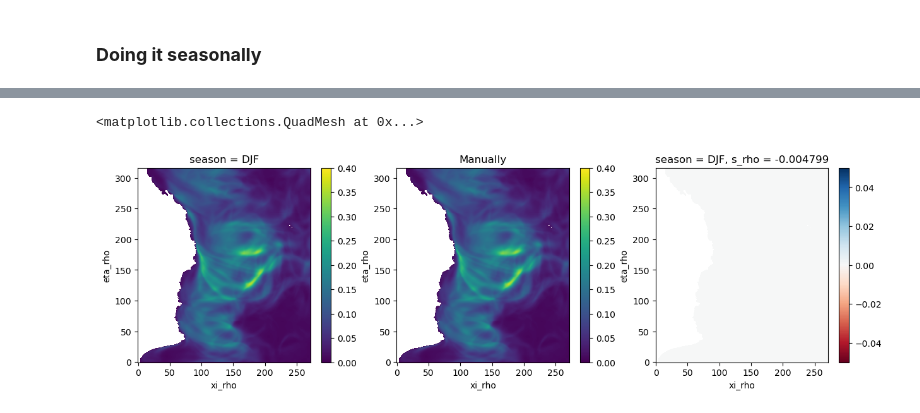
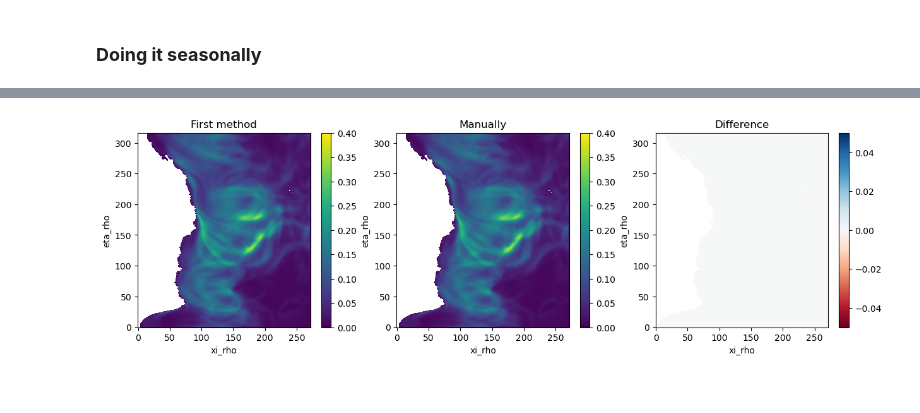
Before and after one commit to ACCESS-Community-Hub/coastal-commons, a Jupyter notebook: Recipes/model_MKE_EKE.ipynb, the cells around one changed output, grey strips where cells are left out. Cells and saved outputs as stored; diff of their text form; code cells hidden in the pictures.

```diff
--- a/Recipes/model_MKE_EKE.ipynb
+++ b/Recipes/model_MKE_EKE.ipynb
@@ -152,10 +150,9 @@ eke_season = (0.5 * (uprime_season**2 + vprime_season**2)).mean('ocean_time')
 # %%
 # Plotting the comparison
 
 fig, ax = plt.subplots(ncols=3, figsize=(15, 4))
-EKE_season_mean.sel(season='DJF').plot(ax=ax[0], vmax=0.4); ax[1].set_title('First method')
+EKE_season_mean.sel(season='DJF').plot(ax=ax[0], vmax=0.4); ax[0].set_title('First method')
 eke_season.plot(ax=ax[1], vmax=0.4); ax[1].set_title('Manually')
-(EKE_season_mean.sel(season='DJF') - eke_season).plot(ax=ax[2], cmap='RdBu')
+(EKE_season_mean.sel(season='DJF') - eke_season).plot(ax=ax[2], cmap='RdBu'); ax[2].set_title('Difference');
 # %% [output]
-<matplotlib.collections.QuadMesh at 0x...>
-[figure, old version]
+[figure, new version]
```
Also changed, not shown: parts of 2 cells of this notebook.
